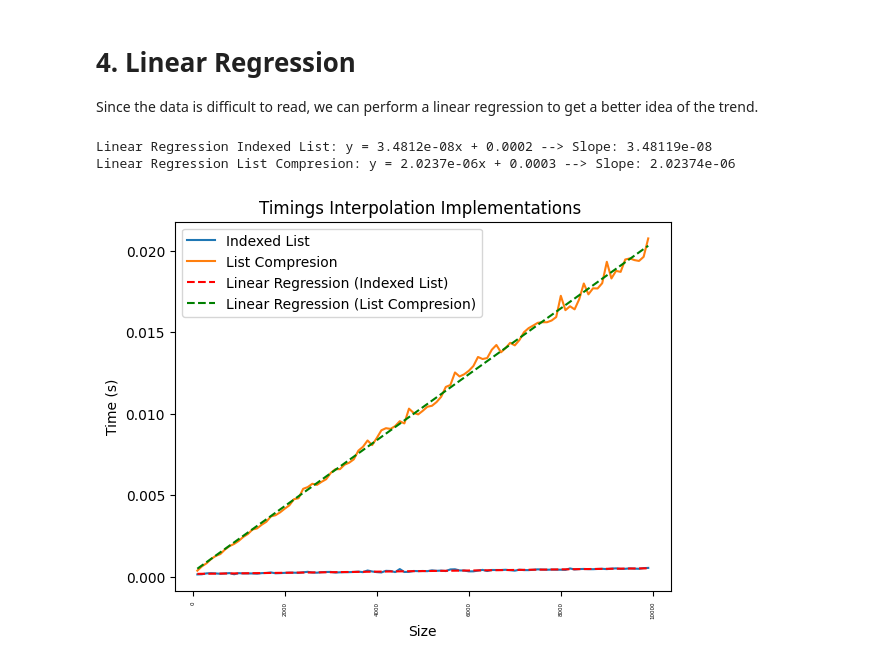
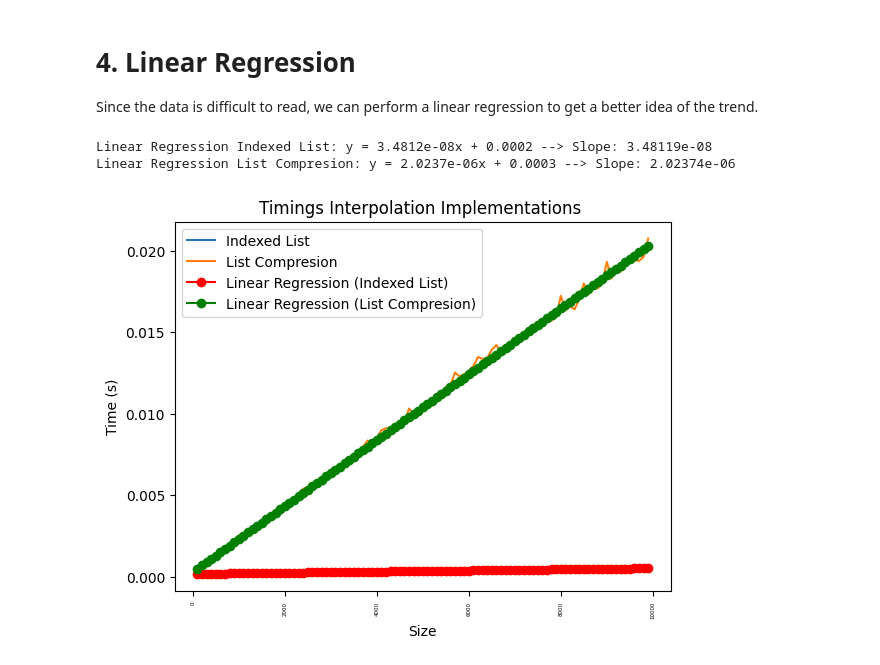
Before and after one commit to fbpazos/Trabajo-Fin-Master, a Jupyter notebook: Python_BNumMet/Demos/Timings/Interpolation_Timings_Analysis.ipynb, the cells around one changed output. Drawn from its saved outputs; the diff is of its cells as text; code cells hidden in the pictures.

```diff
--- a/Python_BNumMet/Demos/Timings/Interpolation_Timings_Analysis.ipynb
+++ b/Python_BNumMet/Demos/Timings/Interpolation_Timings_Analysis.ipynb
@@ -71,33 +71,33 @@ print(
 )
 print(
     f"Linear Regression List Compresion: y = {slope2:.4e}x + {intercept2:.4f} --> Slope: {slope2:.5e}"
 )
 
 
 # Plot the results using matplotlib
 plt.figure()
 for mode in results.keys():
     plt.plot(x, df[mode], "-", label=mode)
 
 
 # Plot the linear regression
-plt.plot(x, slope1 * x + intercept1, "r--", label="Linear Regression (Indexed List)")
-plt.plot(x, slope2 * x + intercept2, "g--", label="Linear Regression (List Compresion)")
+plt.plot(x, slope1 * x + intercept1, "ro-", label="Linear Regression (Indexed List)")
+plt.plot(x, slope2 * x + intercept2, "go-", label="Linear Regression (List Compresion)")
 
 plt.title(f"Timings Interpolation Implementations ")
 plt.xlabel("Size")
 plt.ylabel("Time (s)")
 plt.legend()
 
 
 # Rotate the xticks
 plt.xticks(rotation=90)
 # Smaller font on the xticks
 plt.xticks(fontsize=4)
 
 # Save figure high resolution
 plt.savefig("./Results/Interpolation/Interpolation_Timings_Regression.png", dpi=1000)
 # %% [output]
 Linear Regression Indexed List: y = 3.4812e-08x + 0.0002 --> Slope: 3.48119e-08
 Linear Regression List Compresion: y = 2.0237e-06x + 0.0003 --> Slope: 2.02374e-06
-[figure, old version]
+[figure, new version]
```
Also changed, not shown: 33 other files.
